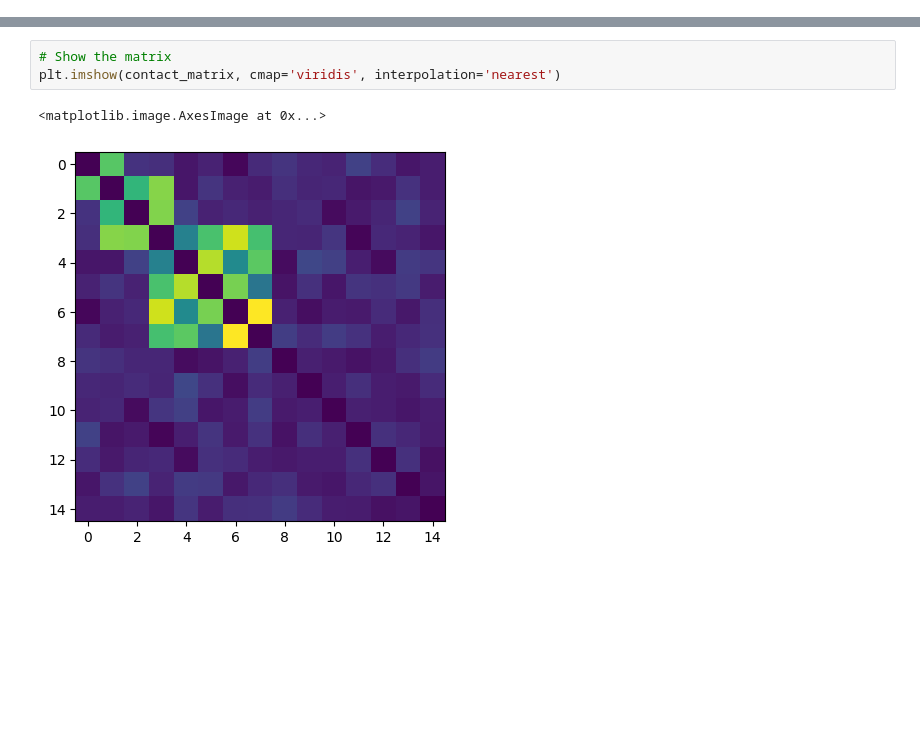
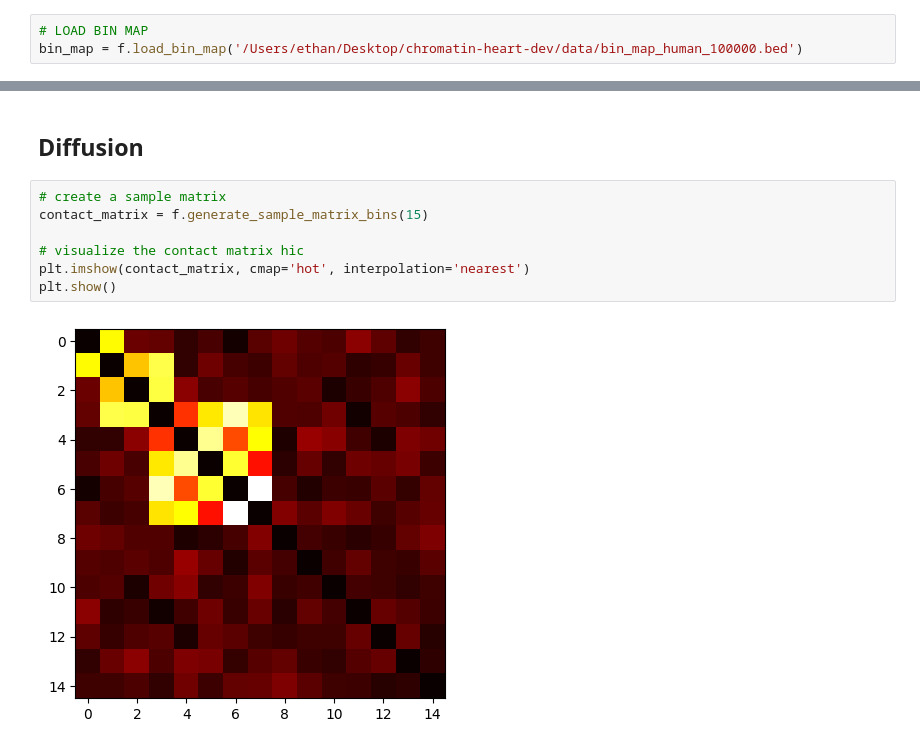
Before and after one commit to ethanoutangoun/chromatin-heart-dev, a Jupyter notebook: scripts/graph_construction.ipynb, the cells around one changed output, grey strips where cells are left out. Drawn from its saved outputs; the diff is of its cells as text; blank space fills up the shorter version.

```diff
--- a/scripts/graph_construction.ipynb
+++ b/scripts/graph_construction.ipynb
@@ -12,0 +19,3 @@ contact_matrix = f.generate_sample_matrix_bins(15)
+# %%
+# LOAD BIN MAP
+bin_map = f.load_bin_map('/Users/ethan/Desktop/chromatin-heart-dev/data/bin_map_human_100000.bed')
@@ -13,6 +83,11 @@ contact_matrix = f.generate_sample_matrix_bins(15)
+# %% [markdown]
+## Diffusion
 # %%
-# Show the matrix
-plt.imshow(contact_matrix, cmap='viridis', interpolation='nearest')
+# create a sample matrix
+contact_matrix = f.generate_sample_matrix_bins(15)
+
+# visualize the contact matrix hic
+plt.imshow(contact_matrix, cmap='hot', interpolation='nearest')
+plt.show()
 # %% [output]
-<matplotlib.image.AxesImage at 0x...>
-[figure, old version]
+[figure, new version]
```
Also changed, not shown: parts of 24 cells of this notebook, 8 other files.
